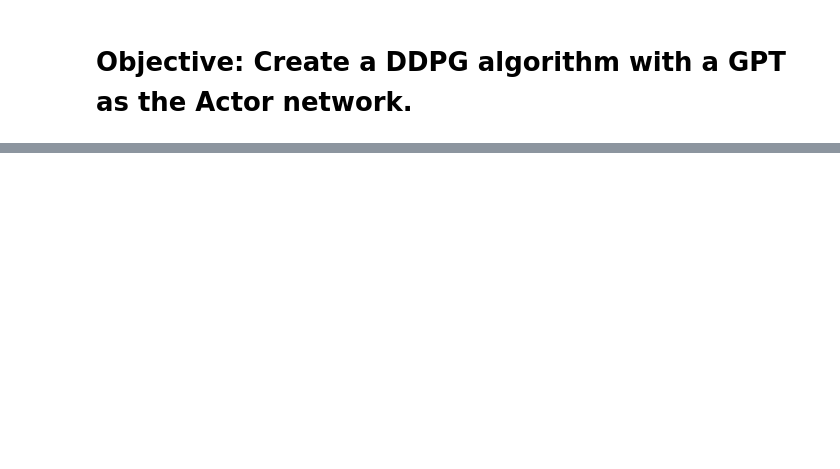
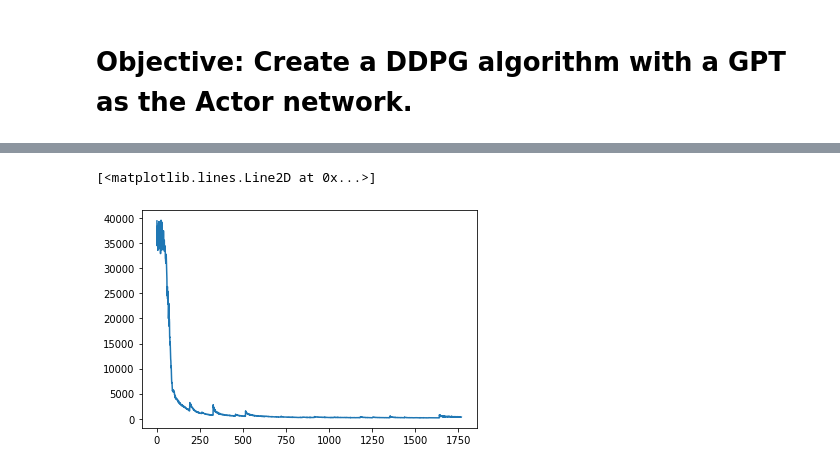
Before and after one commit to gustavobartho/machine-learning, a Jupyter notebook: Outros/DDPG_with_GPT/DDPG_with_GPT_LunarLander.ipynb, the cells around one changed output, grey strips where cells are left out. Saved outputs shown, nothing was run; the diff lists cells and outputs as text; code cells hidden in the pictures; blank space fills up the shorter version.

```diff
--- a/Outros/DDPG_with_GPT/DDPG_with_GPT_LunarLander.ipynb
+++ b/Outros/DDPG_with_GPT/DDPG_with_GPT_LunarLander.ipynb
@@ -840,3 +889,8 @@ plt.plot(np.arange(len(steps)), steps)
+# %%
+plt.plot(np.arange(len(agent.ct_loss)), agent.ct_loss)
+# %% [output]
+[<matplotlib.lines.Line2D at 0x...>]
+[figure, added]
 # %%
 env = gym.make("LunarLander-v2", continuous=True)
 agent.act(env)
```
Also changed, not shown: parts of 15 cells of this notebook.
